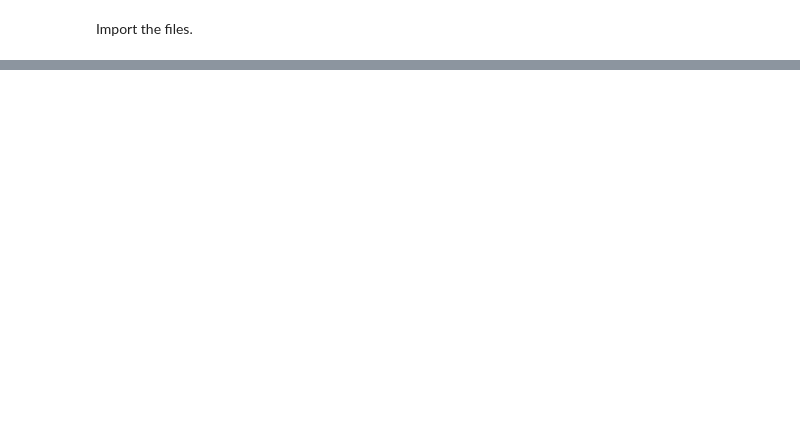
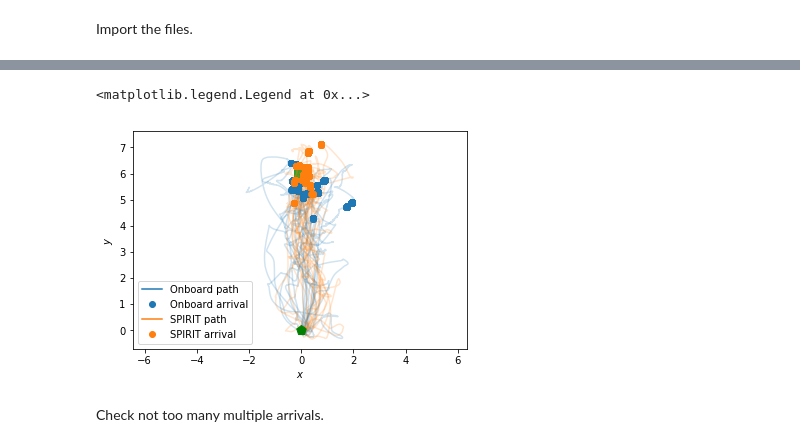
Before and after one commit to ahermassi/spirit, a Jupyter notebook: analysis/Analysis_Py3.ipynb, the cells around one changed output, grey strips where cells are left out. Cells and saved outputs as stored; diff of their text form; code cells hidden in the pictures; blank space fills up the shorter version.

```diff
--- a/analysis/Analysis_Py3.ipynb
+++ b/analysis/Analysis_Py3.ipynb
@@ -277,0 +203,28 @@ RunData(experiment=1, user=3, run=5)
+# %%
+for filename in glob.glob("csv/experiment-1_*.csv"):
+    if "user-99" not in filename:
+        df = pd.read_csv(filename, parse_dates=["time"])
+        if any(df.arrived):
+            plot_xy_conditional(df, df.arrived==1, x="xn", y="yn", c="C0", c_condition="C0",
+                                alpha_not_condition=0.2, alpha_condition=0.5, line=True,
+                                zorder_condition=1, zorder_not_condition=0)
+onboard_path, = plt.plot([], [], color="C0", label="Onboard path")
+onboard_arrival, = plt.plot([], [], linestyle="none", color="C0", marker="o", label="Onboard arrival")
+for filename in glob.glob("csv/experiment-2_*.csv"):
+    if "user-99" not in filename:
+        df = pd.read_csv(filename, parse_dates=["time"])
+        if any(df.arrived):
+            plot_xy_conditional(df, df.arrived==1, x="xn", y="yn", c="C1", c_condition="C1",
+                                alpha_not_condition=0.2, alpha_condition=0.5, line=True,
+                                zorder_condition=1, zorder_not_condition=0)
+spirit_path, = plt.plot([], [], color="C1", label="SPIRIT path")
+spirit_arrival, = plt.plot([], [], linestyle="none", color="C1", marker="o", label="SPIRIT arrival")
+plot_targets(target_coords=[TARGET], show_final=False, zorder=-1)
+plt.xlabel(r"$x$")
+plt.ylabel(r"$y$")
+plt.legend(handles=[onboard_path, onboard_arrival, spirit_path, spirit_arrival])
+# %% [output]
+<matplotlib.legend.Legend at 0x...>
+[figure, added]
+# %% [markdown]
+Check not too many multiple arrivals.
```
Also changed, not shown: parts of 94 cells of this notebook.
